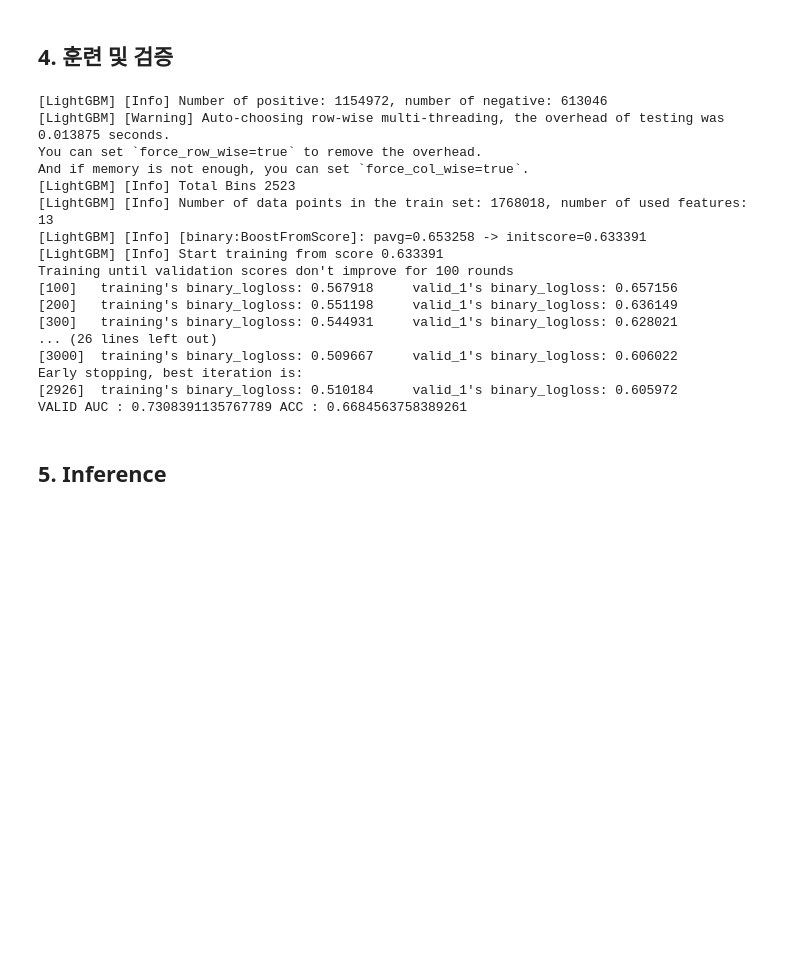
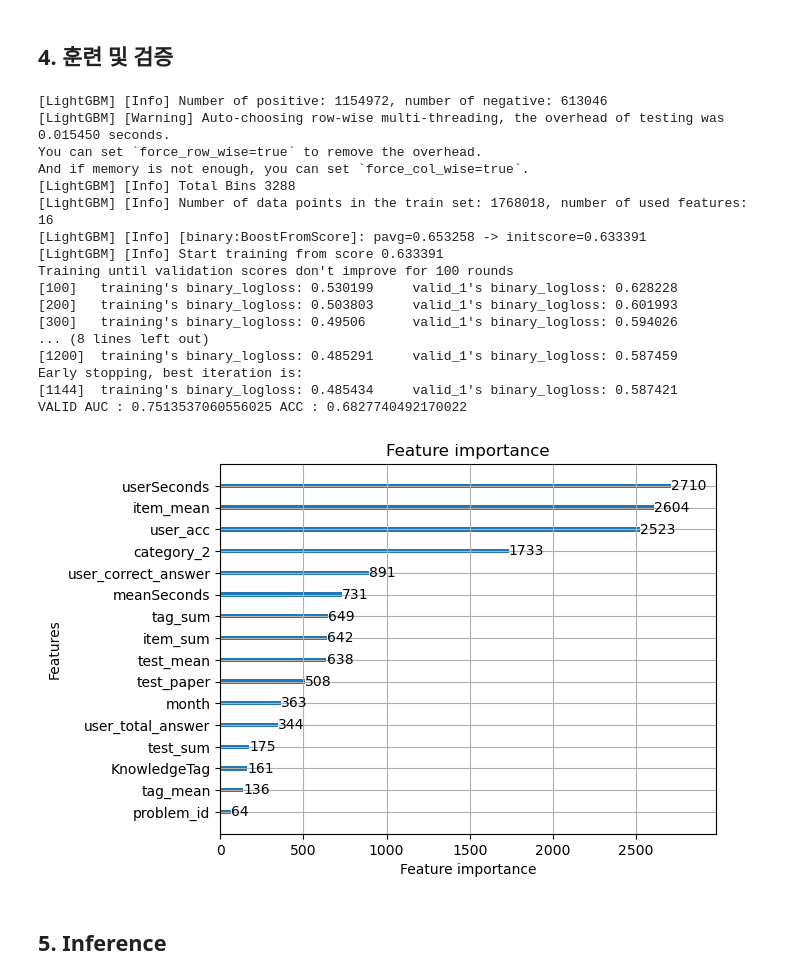
Before and after one commit to boostcampaitech4lv23recsys2/level2_dkt_recsys-level2-recsys-09, a Jupyter notebook: code/EDA/BSS_LGBM_Baseline.ipynb, the cells around one changed output. Cells and saved outputs as stored; diff of their text form; code cells hidden in the pictures; blank space fills up the shorter version.

```diff
--- a/code/EDA/BSS_LGBM_Baseline.ipynb
+++ b/code/EDA/BSS_LGBM_Baseline.ipynb
@@ -53,0 +72,3 @@ time_groupyby.columns = ['meanSeconds']
+# %%
+user_time_group = df.groupby(['userID','KnowledgeTag']).agg({'seconds': boundsum})
+user_time_group.columns = ['userSeconds']
@@ -68,6 +93,9 @@ def feature_engineering(df):
     correct_t.columns = ["test_mean", 'test_sum']
     correct_k = df.groupby(['KnowledgeTag'])['answerCode'].agg(['mean', 'sum'])
     correct_k.columns = ["tag_mean", 'tag_sum']
+    # BSS data preprocess
+    correct_a = df.groupby(['assessmentItemID'])['answerCode'].agg(['mean','sum'])
+    correct_a.columns = ["item_mean", 'item_sum']
 
     # KSY data preprocess
     df['month'] = df['Timestamp'].str[5:7].astype(int)
@@ -79,9 +107,10 @@ def feature_engineering(df):
 
     df = pd.merge(df, correct_t, on=['testId'], how="left")
     df = pd.merge(df, correct_k, on=['KnowledgeTag'], how="left")
-    df = pd.merge(df, time_groupyby, on=['assessmentItemID'], how='left')
     # BSS data preprocess
-
+    df = pd.merge(df, time_groupyby, on=['KnowledgeTag'], how='left')
+    df = pd.merge(df, correct_a, on=['assessmentItemID'], how='left')
+    df = pd.merge(df, user_time_group, on=['userID','KnowledgeTag'], how='left')
 
     return df
 # %%
@@ -135,6 +160,12 @@ train = train.drop(['answerCode'], axis=1)
 
 y_test = test['answerCode']
 test = test.drop(['answerCode'], axis=1)
+# %%
+# 사용할 Feature 설정
+FEATS = ['KnowledgeTag', 'user_correct_answer', 'user_total_answer',
+         'user_acc', 'test_mean', 'test_sum', 'tag_mean','tag_sum','month','category_2','test_paper','problem_id','item_mean','item_sum','userSeconds','meanSeconds'] #'meanSeconds']#,'userSeconds']
+# FEATS = ['KnowledgeTag', 'user_correct_answer', 'user_total_answer',
+#          'user_acc', 'test_mean', 'tag_mean','month','category_2','test_paper','problem_id','meanSeconds','item_mean']
 # %%
 import lightgbm as lgb
 from sklearn.metrics import roc_auc_score
@@ -146,12 +177,13 @@ lgb_test = lgb.Dataset(test[FEATS], y_test)
 # %% [markdown]
 ## 4. 훈련 및 검증
 # %%
+param = {'objective': 'binary',
+    'max_depth':8,
+    'num_iterations':10000,
+    'num_leaves':14,
+    'learning_rate':0.01,}
 model = lgb.train(
-    {'objective': 'binary',
-    'max_depth':16,
-    'num_iterations':5000,
-    'num_leaves':144,
-    'learning_rate':0.01},
+    param,
     lgb_train,
     valid_sets=[lgb_train, lgb_test],
     verbose_eval=100,
@@ -166,25 +198,27 @@ auc = roc_auc_score(y_test, preds)
 print(f'VALID AUC : {auc} ACC : {acc}\n')
 # %% [output]
 [LightGBM] [Info] Number of positive: 1154972, number of negative: 613046
-[LightGBM] [Warning] Auto-choosing row-wise multi-threading, the overhead of testing was 0.013875 seconds.
+[LightGBM] [Warning] Auto-choosing row-wise multi-threading, the overhead of testing was 0.015450 seconds.
 You can set `force_row_wise=true` to remove the overhead.
 And if memory is not enough, you can set `force_col_wise=true`.
-[LightGBM] [Info] Total Bins 2523
-[LightGBM] [Info] Number of data points in the train set: 1768018, number of used features: 13
+[LightGBM] [Info] Total Bins 3288
+[LightGBM] [Info] Number of data points in the train set: 1768018, number of used features: 16
 [LightGBM] [Info] [binary:BoostFromScore]: pavg=0.653258 -> initscore=0.633391
 [LightGBM] [Info] Start training from score 0.633391
 Training until validation scores don't improve for 100 rounds
-[100]   training's binary_logloss: 0.567918     valid_1's binary_logloss: 0.657156
-[200]   training's binary_logloss: 0.551198     valid_1's binary_logloss: 0.636149
-[300]   training's binary_logloss: 0.544931     valid_1's binary_logloss: 0.628021
-... (26 lines left out)
-[3000]  training's binary_logloss: 0.509667     valid_1's binary_logloss: 0.606022
+[100]   training's binary_logloss: 0.530199     valid_1's binary_logloss: 0.628228
+[200]   training's binary_logloss: 0.503803     valid_1's binary_logloss: 0.601993
+[300]   training's binary_logloss: 0.49506      valid_1's binary_logloss: 0.594026
+... (8 lines left out)
+[1200]  training's binary_logloss: 0.485291     valid_1's binary_logloss: 0.587459
 Early stopping, best iteration is:
-[2926]  training's binary_logloss: 0.510184     valid_1's binary_logloss: 0.605972
-VALID AUC : 0.7308391135767789 ACC : 0.6684563758389261
+[1144]  training's binary_logloss: 0.485434     valid_1's binary_logloss: 0.587421
+VALID AUC : 0.7513537060556025 ACC : 0.6827740492170022
 # %%
 # INSTALL MATPLOTLIB IN ADVANCE
-# _ = lgb.plot_importance(model)
+_ = lgb.plot_importance(model)
+# %% [output]
+[figure, added]
 # %% [markdown]
 ## 5. Inference
 # %%
```
Also changed, not shown: parts of 8 cells of this notebook.
